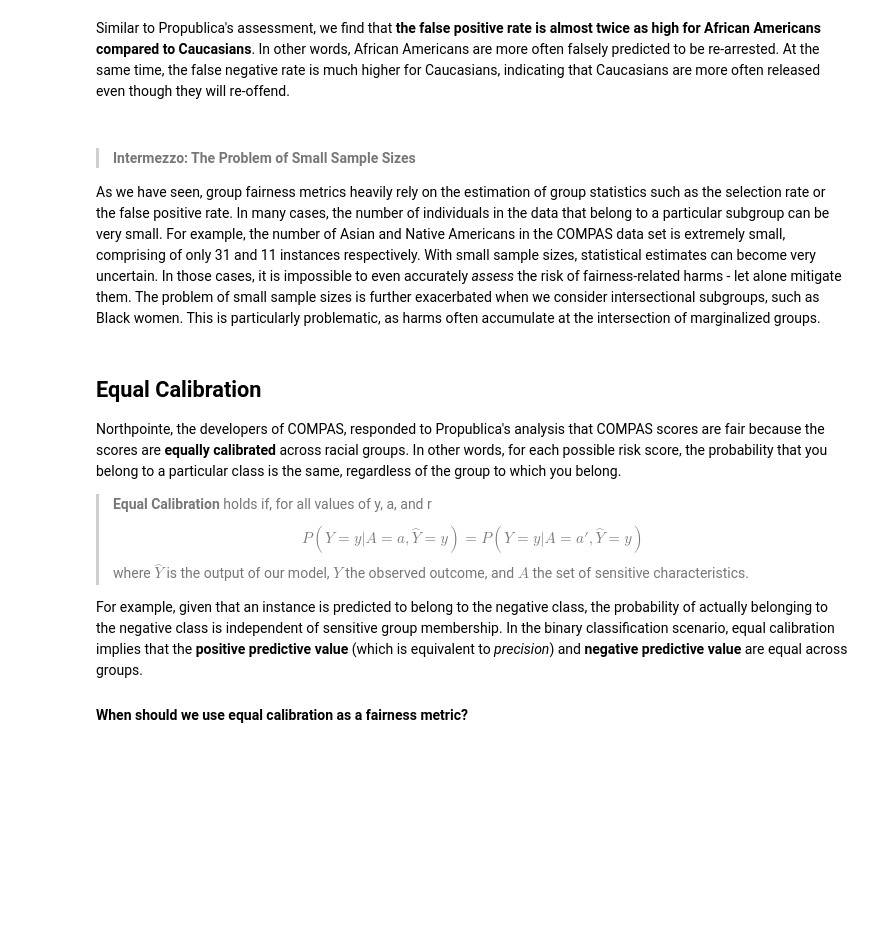
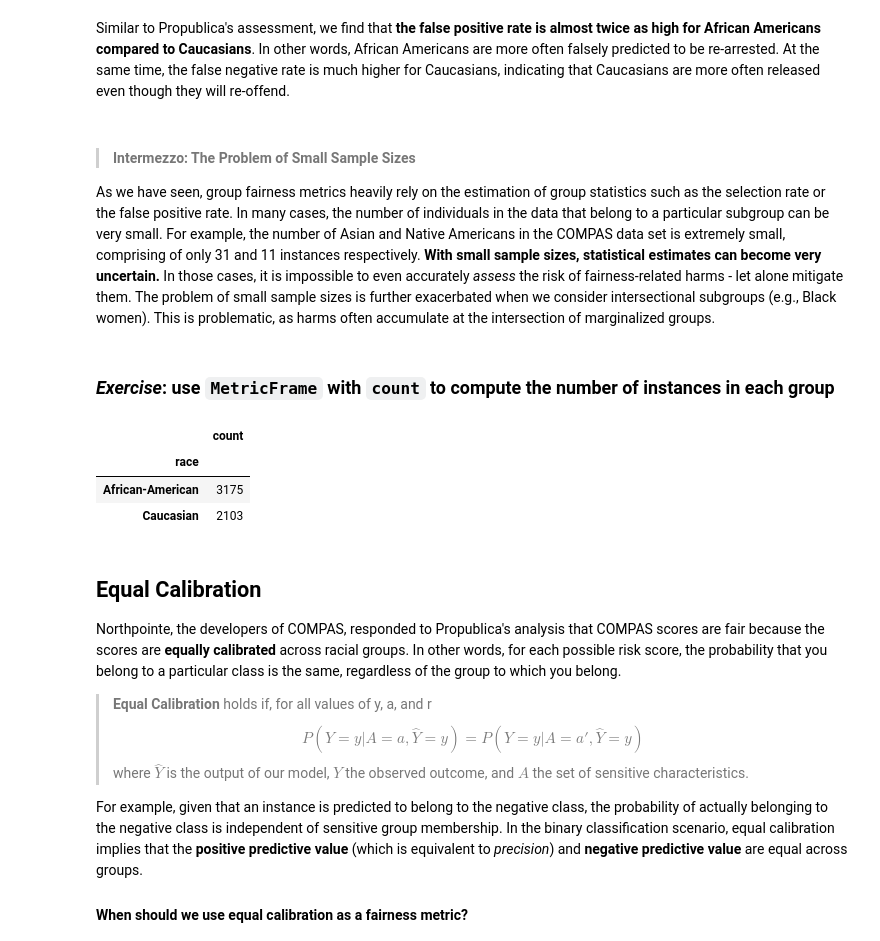
Before and after one commit to pyladiesams/ml-fairness-beginner-nov2021, a Jupyter notebook: solutions/measuringgroupfairness.ipynb, the cells around one changed output. Saved outputs shown, nothing was run; the diff lists cells and outputs as text; code cells hidden in the pictures; blank space fills up the shorter version.

```diff
--- a/solutions/measuringgroupfairness.ipynb
+++ b/solutions/measuringgroupfairness.ipynb
@@ -303,7 +317,25 @@ equalized odds diff: 0.21
 Similar to Propublica's assessment, we find that **the false positive rate is almost twice as high for African Americans compared to Caucasians**. In other words, African Americans are more often falsely predicted to be re-arrested. At the same time, the false negative rate is much higher for Caucasians, indicating that Caucasians are more often released even though they will re-offend.
 # %% [markdown]
 > #### Intermezzo: The Problem of Small Sample Sizes
-As we have seen, group fairness metrics heavily rely on the estimation of group statistics such as the selection rate or the false positive rate. In many cases, the number of individuals in the data that belong to a particular subgroup can be very small. For example, the number of Asian and Native Americans in the COMPAS data set is extremely small, comprising of only 31 and 11 instances respectively. With small sample sizes, statistical estimates can become very uncertain. In those cases, it is impossible to even accurately *assess* the risk of fairness-related harms - let alone mitigate them. The problem of small sample sizes is further exacerbated when we consider intersectional subgroups, such as Black women. This is particularly problematic, as harms often accumulate at the intersection of marginalized groups.
+As we have seen, group fairness metrics heavily rely on the estimation of group statistics such as the selection rate or the false positive rate. In many cases, the number of individuals in the data that belong to a particular subgroup can be very small. For example, the number of Asian and Native Americans in the COMPAS data set is extremely small, comprising of only 31 and 11 instances respectively. **With small sample sizes, statistical estimates can become very uncertain.** In those cases, it is impossible to even accurately *assess* the risk of fairness-related harms - let alone mitigate them. The problem of small sample sizes is further exacerbated when we consider intersectional subgroups (e.g., Black women). This is problematic, as harms often accumulate at the intersection of marginalized groups.
+# %% [markdown]
+### *Exercise*: use `MetricFrame` with `count` to compute the number of instances in each group
+# %%
+# compute metrics
+mf = MetricFrame(
+    metrics={
+        "count": count,
+    },
+    y_true=data["two_year_recid"],
+    y_pred=data["decile_score_cutoff"],
+    sensitive_features=data[["race"]],
+)
+display(mf.by_group)
+# %% [output]
+|  | count |
+| race |  |
+| African-American | 3175 |
+| Caucasian | 2103 |
 # %% [markdown]
 ## Equal Calibration
 
```
Also changed, not shown: parts of 13 cells of this notebook, 1 other file.
